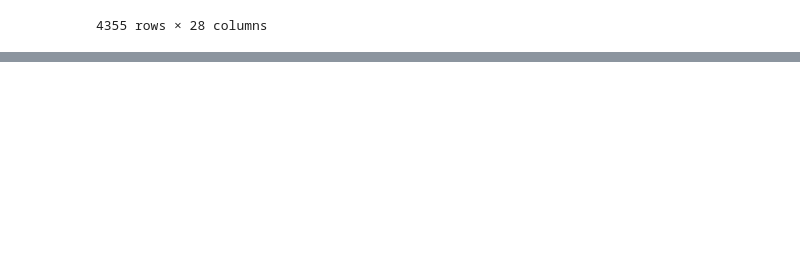
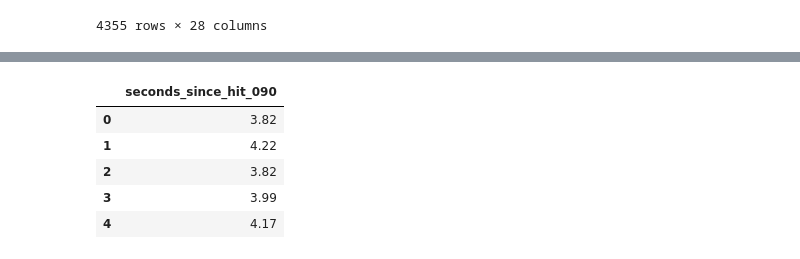
Before and after one commit to MireyNM/Predict_Future_MLB_Stats, a Jupyter notebook: Code/running_splits.ipynb, the cells around one changed output, grey strips where cells are left out. Drawn from its saved outputs; the diff is of its cells as text; code cells hidden in the pictures; blank space fills up the shorter version.

```diff
--- a/Code/running_splits.ipynb
+++ b/Code/running_splits.ipynb
@@ -76,0 +51,4 @@ running_splits_df_clean
+# %%
+# Adding new column
+running_splits_df.insert(28, 'predicted_time_outcome', "")
+running_splits_df
@@ -76,0 +72,9 @@ running_splits_df_clean
+# %%
+# Dropping columns
+running_splits_df_clean = running_splits_new.drop(['player_id',
+                            'name_abbrev',
+                            'team_id',
+                            'position_name',
+                            'age',
+                            'bat_side'], axis = 1)
+running_splits_df_clean
@@ -77,11 +95,11 @@ running_splits_df_clean
 # %%
-# Feet per second for players
-d = 90
+# meters per second for players
+d = 90 #ft
 t = running_splits_df['seconds_since_hit_090']
 s = d/t
 
 # Creating new column to table and filling with values
-running_splits_df_clean['player speed (f/s)'] = s
+running_splits_df_clean.insert(22,'player_speed_(f/s)', s)
 running_splits_df_clean
 # %% [output]
 |  | year | last_name | first_name | seconds_since_hit_000 | seconds_since_hit_005 | seconds_since_hit_010 | ... |
@@ -113,0 +136,19 @@ running_splits_df_clean.to_csv("../Data/Clean_Data/running_splits_clean.csv", in
+# %%
+# Creating X, y components
+X = running_splits_df_clean.copy()
+X_dropped = X.drop(columns = ['predicted_time_outcome',
+                              'year',
+                             'last_name',
+                             ' first_name',
+                             'seconds_since_hit_090',
+                             'player_speed_(f/s)'], axis = 1)
+
+y = pd.DataFrame(X['seconds_since_hit_090'])
+y.head()
+# %% [output]
+|  | seconds_since_hit_090 |
+| 0 | 3.82 |
+| 1 | 4.22 |
+| 2 | 3.82 |
+| 3 | 3.99 |
+| 4 | 4.17 |
```
Also changed, not shown: parts of 22 cells of this notebook, 36 other files.
